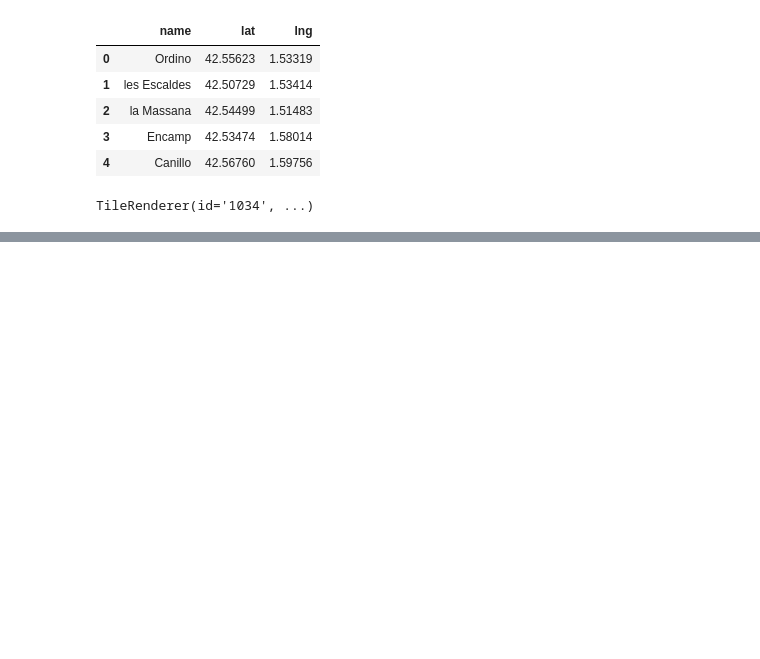
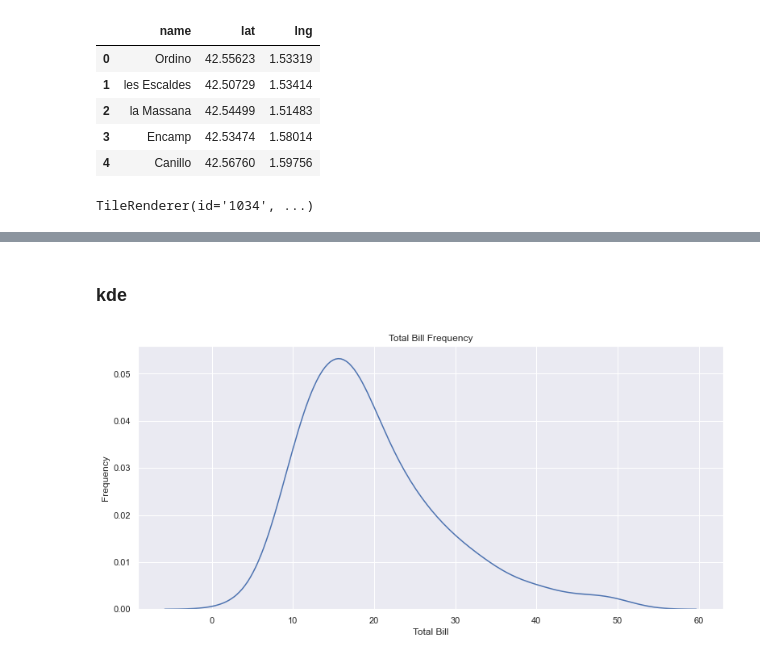
Before and after one commit to stephenkipkurui/Data-Science-Playground, a Jupyter notebook: Pandas4Everyone/Visualizations .ipynb, the cells around one changed output, grey strips where cells are left out. Drawn from its saved outputs; the diff is of its cells as text; code cells hidden in the pictures; blank space fills up the shorter version.

```diff
--- a/Pandas4Everyone/Visualizations .ipynb
+++ b/Pandas4Everyone/Visualizations .ipynb
@@ -507,0 +519,16 @@ plt.show()
+# %% [markdown]
+### kde
+# %%
+# Plotting just kde. Setting hist = False
+#
+# area under curve is 1. Distribution centered at each data point
+#
+
+hist, ax = plt.subplots()
+ax = sns.distplot(tips['total_bill'], hist = False)
+ax.set_title('Total Bill Frequency')
+ax.set_xlabel('Total Bill')
+ax.set_ylabel('Frequency')
+plt.show()
+# %% [output]
+[figure, added]
```
Also changed, not shown: parts of 54 cells of this notebook.
